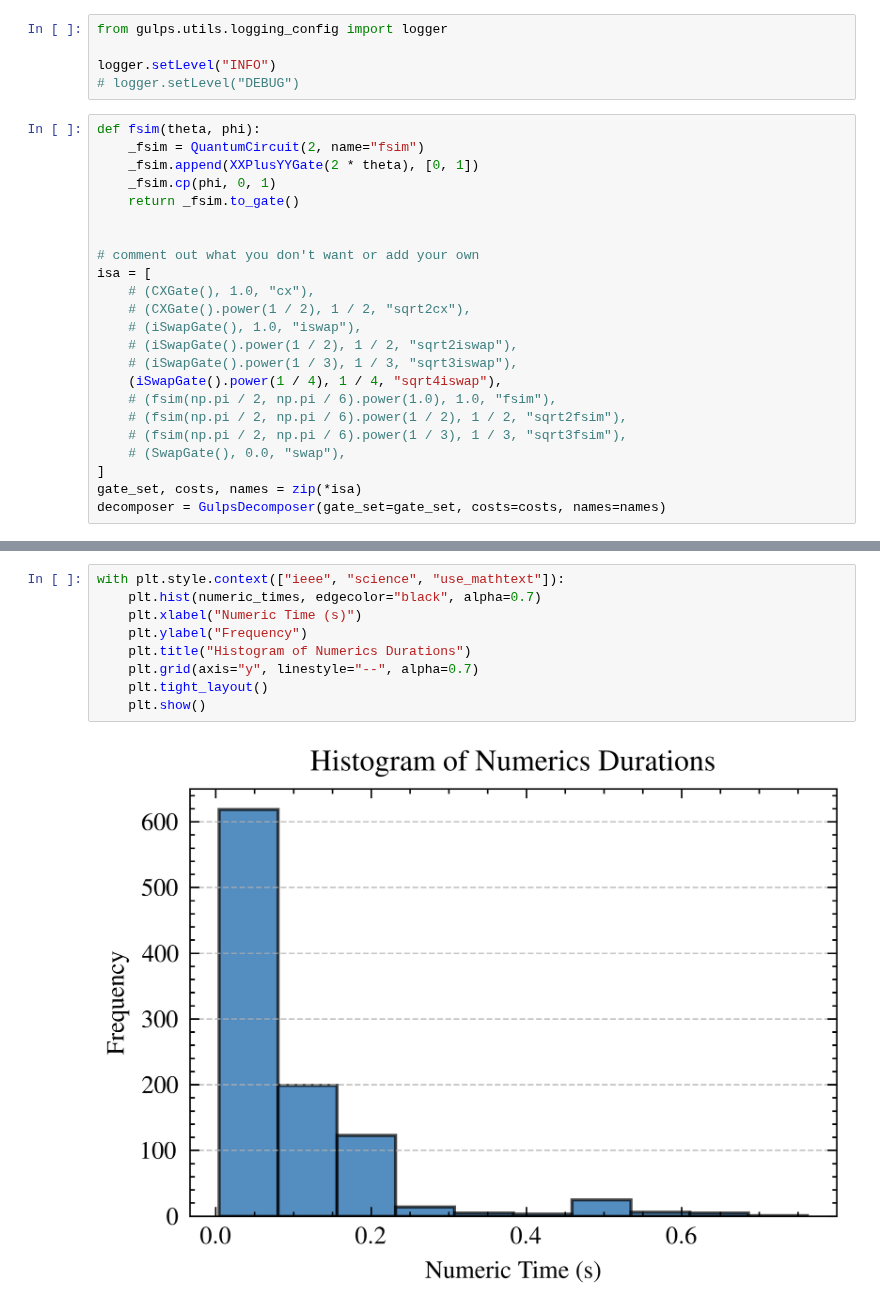
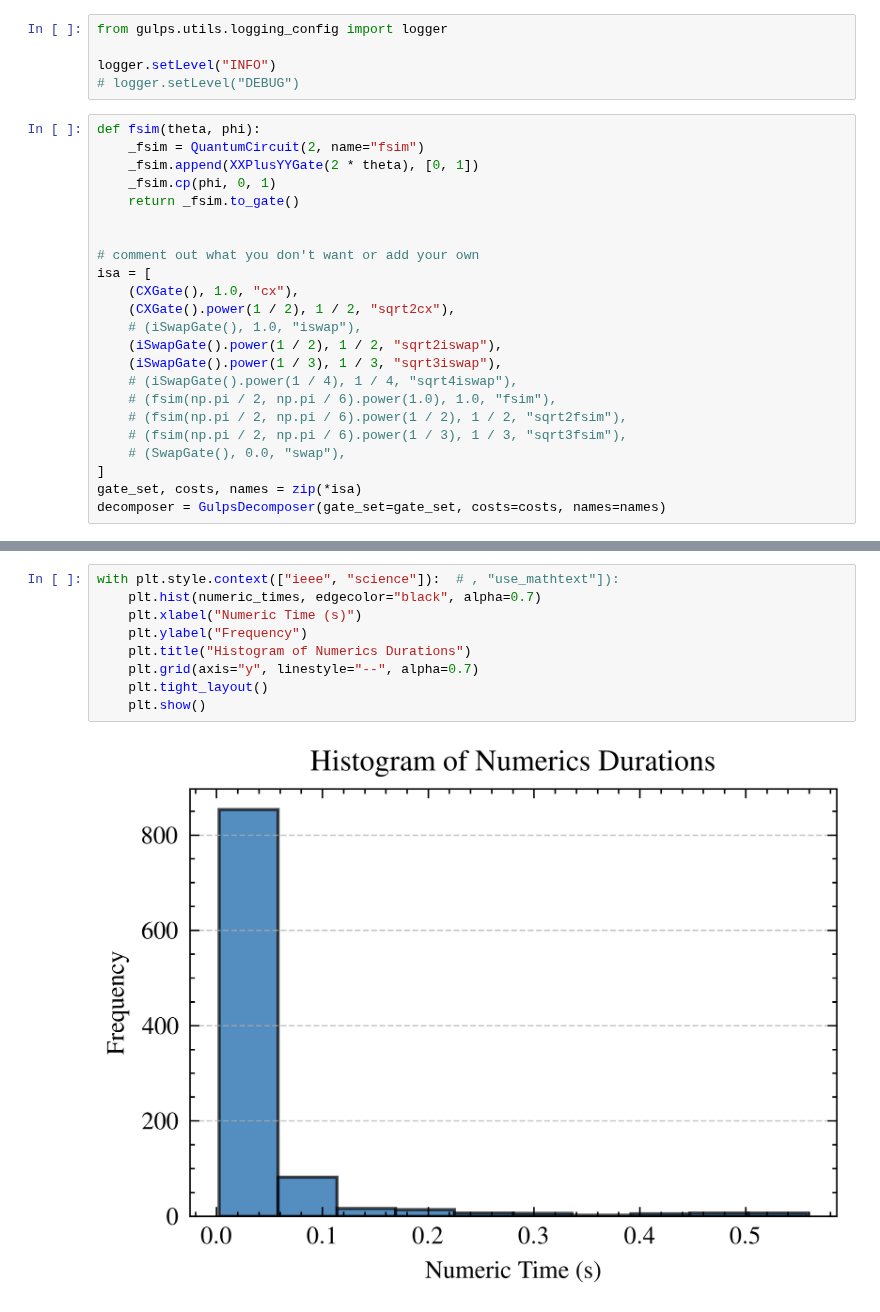
Before and after one commit to evmckinney9/gulps, a Jupyter notebook: src/notebooks/00_timing_profile.ipynb, the cells around one changed output, grey strips where cells are left out. Drawn from its saved outputs; the diff is of its cells as text.

```diff
--- a/src/notebooks/00_timing_profile.ipynb
+++ b/src/notebooks/00_timing_profile.ipynb
@@ -47,12 +47,12 @@ def fsim(theta, phi):
 
 # comment out what you don't want or add your own
 isa = [
-    # (CXGate(), 1.0, "cx"),
-    # (CXGate().power(1 / 2), 1 / 2, "sqrt2cx"),
+    (CXGate(), 1.0, "cx"),
+    (CXGate().power(1 / 2), 1 / 2, "sqrt2cx"),
     # (iSwapGate(), 1.0, "iswap"),
-    # (iSwapGate().power(1 / 2), 1 / 2, "sqrt2iswap"),
-    # (iSwapGate().power(1 / 3), 1 / 3, "sqrt3iswap"),
-    (iSwapGate().power(1 / 4), 1 / 4, "sqrt4iswap"),
+    (iSwapGate().power(1 / 2), 1 / 2, "sqrt2iswap"),
+    (iSwapGate().power(1 / 3), 1 / 3, "sqrt3iswap"),
+    # (iSwapGate().power(1 / 4), 1 / 4, "sqrt4iswap"),
     # (fsim(np.pi / 2, np.pi / 6).power(1.0), 1.0, "fsim"),
     # (fsim(np.pi / 2, np.pi / 6).power(1 / 2), 1 / 2, "sqrt2fsim"),
     # (fsim(np.pi / 2, np.pi / 6).power(1 / 3), 1 / 3, "sqrt3fsim"),
@@ -150,11 +133,11 @@ with plt.style.context(["ieee", "science", "use_mathtext"]):
 # %%
-with plt.style.context(["ieee", "science", "use_mathtext"]):
+with plt.style.context(["ieee", "science"]):  # , "use_mathtext"]):
     plt.hist(numeric_times, edgecolor="black", alpha=0.7)
     plt.xlabel("Numeric Time (s)")
     plt.ylabel("Frequency")
     plt.title("Histogram of Numerics Durations")
     plt.grid(axis="y", linestyle="--", alpha=0.7)
     plt.tight_layout()
     plt.show()
 # %% [output]
-[figure, old version]
+[figure, new version]
```
Also changed, not shown: parts of 4 cells of this notebook, 6 other files.
